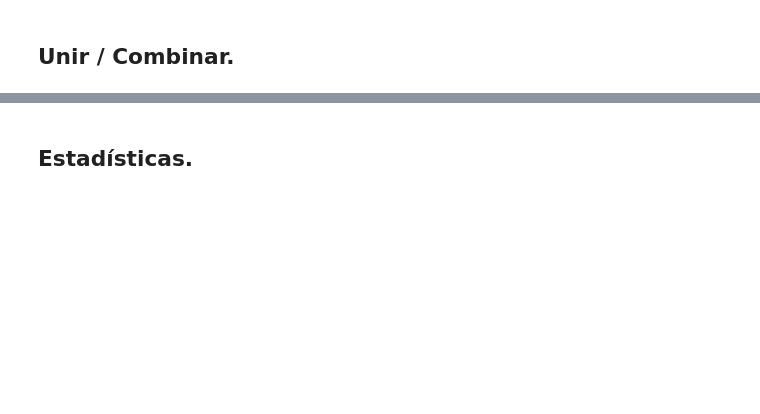
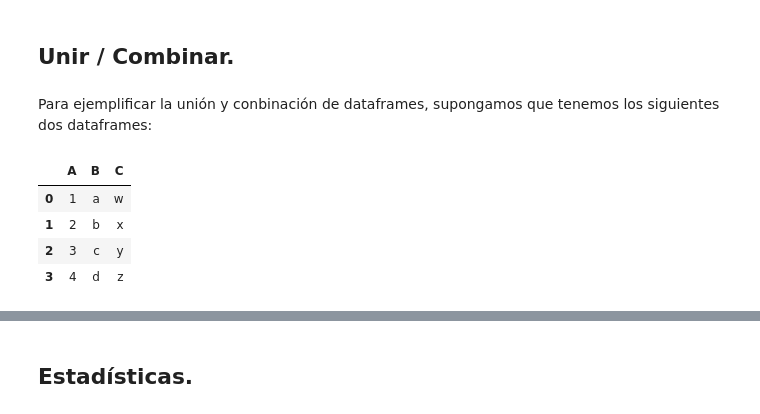
Before and after one commit to ejdecena/Herramientas-Python, a Jupyter notebook: 06_pandas.ipynb, the cells around one changed output, grey strips where cells are left out. Drawn from its saved outputs; the diff is of its cells as text; code cells hidden in the pictures; blank space fills up the shorter version.

```diff
--- a/06_pandas.ipynb
+++ b/06_pandas.ipynb
@@ -549,3 +554,17 @@ df.apply(pd.np.max, axis = 1) # Aplica la función pd.np.max() en cada fila.
 Freq: D, dtype: float64
 # %% [markdown]
 ## Unir / Combinar.
+# %% [markdown]
+Para ejemplificar la unión y conbinación de dataframes, supongamos que tenemos los siguientes dos dataframes:
+# %%
+data_1 = {"A": [1, 2, 3, 4],
+          "B": ["a", "b", "c", "d"],
+          "C": ["w", "x", "y", "z"]}
+df1 = pd.DataFrame(data_1)
+df1
+# %% [output]
+|  | A | B | C |
+| 0 | 1 | a | w |
+| 1 | 2 | b | x |
+| 2 | 3 | c | y |
+| 3 | 4 | d | z |
```
Also changed, not shown: parts of 39 cells of this notebook.
